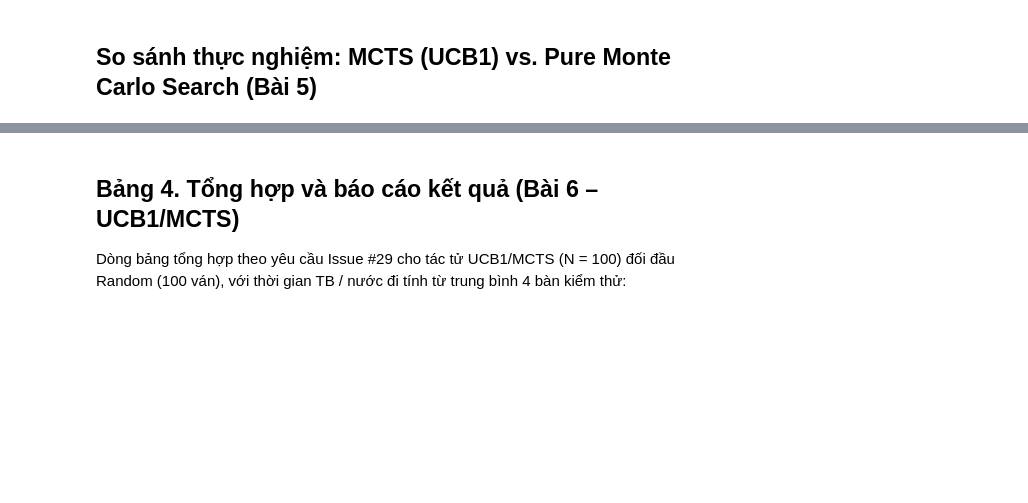
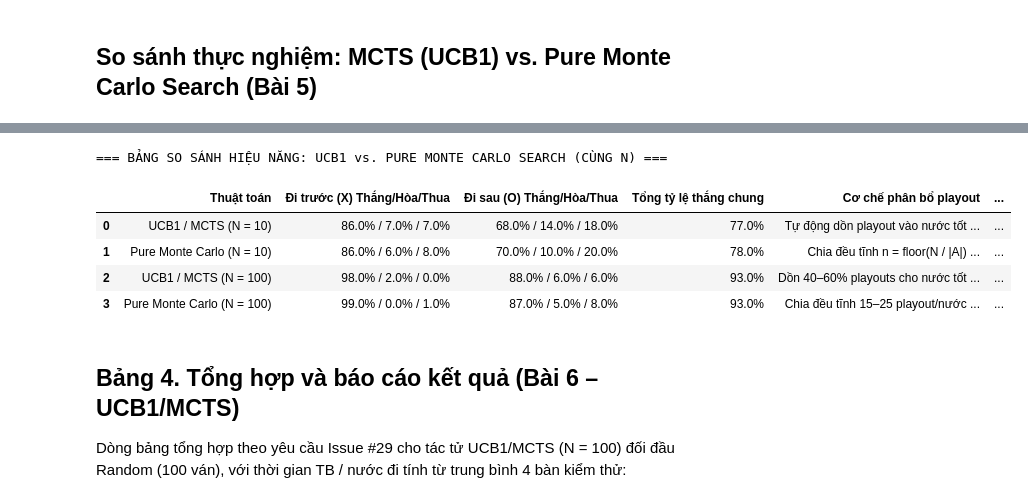
Before and after one commit to minhhieu310800-jpg/TTNTNC-NHOM31, a Jupyter notebook: lab05-tim-kiem-doi-khang/tictactoe_monte_carlo_tree_search_restricted.ipynb, the cells around one changed output, grey strips where cells are left out. Cells and saved outputs as stored; diff of their text form; code cells hidden in the pictures; blank space fills up the shorter version.

```diff
--- a/lab05-tim-kiem-doi-khang/tictactoe_monte_carlo_tree_search_restricted.ipynb
+++ b/lab05-tim-kiem-doi-khang/tictactoe_monte_carlo_tree_search_restricted.ipynb
@@ -575,3 +543,72 @@ display(df_sosanh.style.set_properties(**{'text-align': 'left'}))
+# %%
+import pandas as pd
+import json, ast, re
+
+pd.set_option('display.max_colwidth', None)
+
+# Trích xuất biến kết quả thực nghiệm thực tế từ file notebook Bài 5 (Pure Monte Carlo Search)
+def load_pmcs_results(nb_file='tictactoe_pure_monte_carlo_search.ipynb'):
+    with open(nb_file, 'r', encoding='utf-8') as f:
+        nb_pmcs = json.load(f)
+
+    def extract_dicts(cell):
+        dicts = []
+        for out in cell.get('outputs', []):
+            if 'text' in out:
+                t = out['text'] if isinstance(out['text'], str) else "".join(out['text'])
+                for m in re.finditer(r"\{[^{}]*'x'[^{}]*\}", t):
+                    dicts.append(ast.literal_eval(m.group(0)))
+            if 'data' in out and 'text/plain' in out['data']:
+                t = out['data']['text/plain'] if isinstance(out['data']['text/plain'], str) else "".join(out['data']['text/plain'])
+                for m in re.finditer(r"\{[^{}]*'x'[^{}]*\}", t):
+                    dicts.append(ast.literal_eval(m.group(0)))
+        return dicts
+
+    d27 = extract_dicts(nb_pmcs['cells'][27]) # PMCS 10: [lượt 1, lượt 2]
+    d28 = extract_dicts(nb_pmcs['cells'][28]) # PMCS 100: [lượt 1, lượt 2]
+    return d27[0], d27[1], d28[0], d28[1]
+
+res_pmcs_10_x, res_pmcs_10_o, res_pmcs_100_x, res_pmcs_100_o = load_pmcs_results()
+
+def calc_summary_row(name, res_x, res_o, mech, note):
+    win_x, draw_x, loss_x = res_x['x'], res_x['d'], res_x['o']
+    win_o, draw_o, loss_o = res_o['o'], res_o['d'], res_o['x']
+    total_win = win_x + win_o
+
+    return {
+        "Thuật toán": name,
+        "Đi trước (X) Thắng/Hòa/Thua": f"{(win_x / 100) * 100:.1f}% / {(draw_x / 100) * 100:.1f}% / {(loss_x / 100) * 100:.1f}%",
+        "Đi sau (O) Thắng/Hòa/Thua": f"{(win_o / 100) * 100:.1f}% / {(draw_o / 100) * 100:.1f}% / {(loss_o / 100) * 100:.1f}%",
+        "Tổng tỷ lệ thắng chung": f"{(total_win / 200) * 100:.1f}%",
+        "Cơ chế phân bổ playout": mech,
+        "Độ ổn định": note
+    }
+
+data_sosanh = [
+    calc_summary_row("UCB1 / MCTS (N = 10)", res_10_x, res_10_o,
+                     "Tự động dồn playout vào nước tốt (UCB1), khám phá các nước chưa thử",
+                     "Khá tốt, ít bị chọn nước đi ngẫu nhiên hơn PMCS ở N nhỏ"),
+    calc_summary_row("Pure Monte Carlo (N = 10)", res_pmcs_10_x, res_pmcs_10_o,
+                     "Chia đều tĩnh n = floor(N / |A|) (chỉ 1–2 playout/nước)",
+                     "Kém, điểm dễ hòa nên max() chọn ô nhỏ nhất, nước đi nhảy lung tung"),
+    calc_summary_row("UCB1 / MCTS (N = 100)", res_100_x, res_100_o,
+                     "Dồn 40–60% playouts cho nước tốt nhất, hạn chế tối đa nước tệ",
+                     "Rất cao, gần như không thua ván nào trước Random"),
+    calc_summary_row("Pure Monte Carlo (N = 100)", res_pmcs_100_x, res_pmcs_100_o,
+                     "Chia đều tĩnh 15–25 playout/nước cho mọi nước hợp lệ",
+                     "Ổn định, nhưng lãng phí nhiều playout vào các nước đi xấu")
+]
+
+df_sosanh = pd.DataFrame(data_sosanh)
+print("=== BẢNG SO SÁNH HIỆU NĂNG: UCB1 vs. PURE MONTE CARLO SEARCH (CÙNG N) ===")
+display(df_sosanh.style.set_properties(**{'text-align': 'left'}))
+# %% [output]
+=== BẢNG SO SÁNH HIỆU NĂNG: UCB1 vs. PURE MONTE CARLO SEARCH (CÙNG N) ===
+|  | Thuật toán | Đi trước (X) Thắng/Hòa/Thua | Đi sau (O) Thắng/Hòa/Thua | Tổng tỷ lệ thắng chung | Cơ chế phân bổ playout | ... |
+| 0 | UCB1 / MCTS (N = 10) | 86.0% / 7.0% / 7.0% | 68.0% / 14.0% / 18.0% | 77.0% | Tự động dồn playout vào nước tốt ... | ... |
+| 1 | Pure Monte Carlo (N = 10) | 86.0% / 6.0% / 8.0% | 70.0% / 10.0% / 20.0% | 78.0% | Chia đều tĩnh n = floor(N / |A|) ... | ... |
+| 2 | UCB1 / MCTS (N = 100) | 98.0% / 2.0% / 0.0% | 88.0% / 6.0% / 6.0% | 93.0% | Dồn 40–60% playouts cho nước tốt ... | ... |
+| 3 | Pure Monte Carlo (N = 100) | 99.0% / 0.0% / 1.0% | 87.0% / 5.0% / 8.0% | 93.0% | Chia đều tĩnh 15–25 playout/nước ... | ... |
 # %% [markdown]
 ## Bảng 4. Tổng hợp và báo cáo kết quả (Bài 6 – UCB1/MCTS)
 
```
Also changed, not shown: parts of 21 cells of this notebook.
